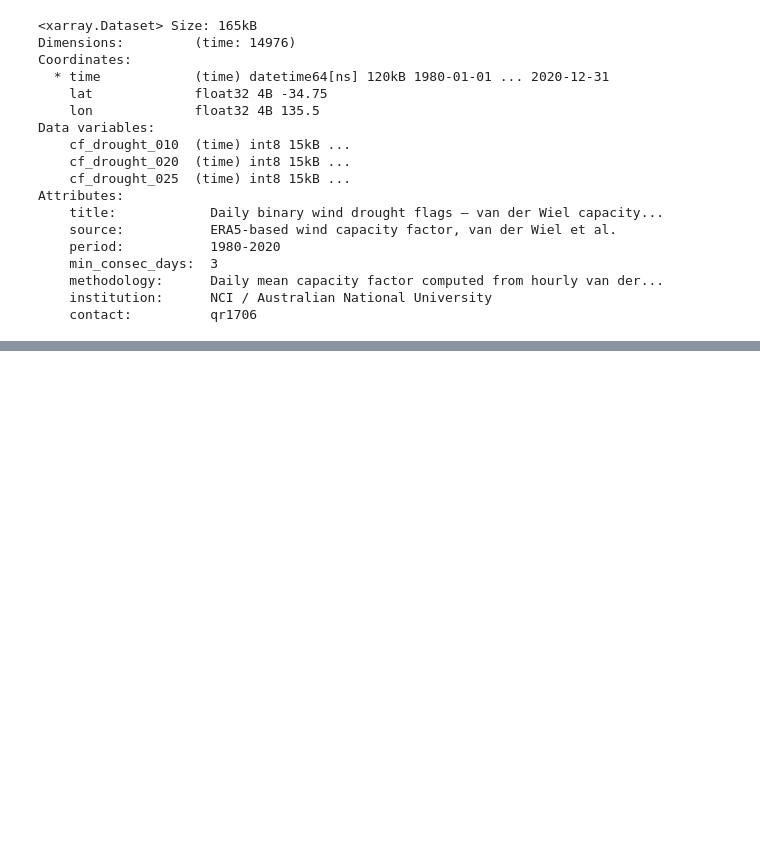
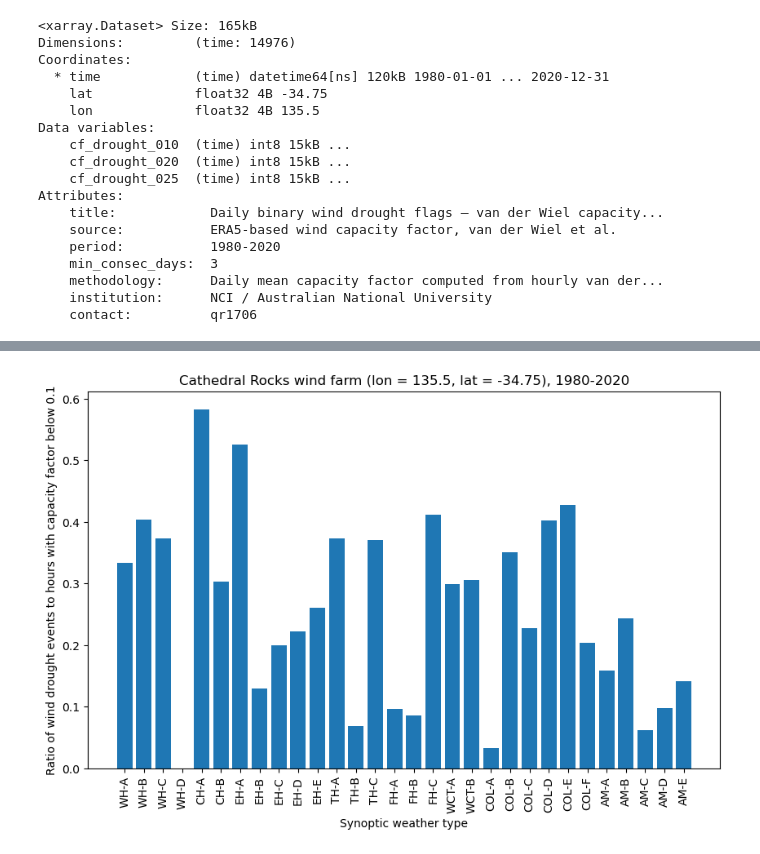
Before and after one commit to 21centuryweather/GC26_energy_synoptics, a Jupyter notebook: dev/wind_drought/wind_capacity_factor_regimes.ipynb, the cells around one changed output, grey strips where cells are left out. Saved outputs shown, nothing was run; the diff lists cells and outputs as text; code cells hidden in the pictures; blank space fills up the shorter version.

```diff
--- a/dev/wind_drought/wind_capacity_factor_regimes.ipynb
+++ b/dev/wind_drought/wind_capacity_factor_regimes.ipynb
@@ -269,0 +291,10 @@ plt.show()
+# %%
+fig = plt.figure(figsize=(10,6))
+plt.bar(drought_percentage_by_SWT.keys(), [drought_percentage_by_SWT[k]/percentage_by_SWT[k] for k in drought_percentage_by_SWT.keys()])
+plt.ylabel('Ratio of wind drought events to hours with capacity factor below 0.1')
+plt.title(f'Cathedral Rocks wind farm (lon = {cath_rocks.lon.values}, lat = {cath_rocks.lat.values}), {START_YEAR}-{END_YEAR}')
+plt.xticks(rotation=90)
+plt.xlabel('Synoptic weather type')
+plt.show()
+# %% [output]
+[figure, added]
```
Also changed, not shown: parts of 8 cells of this notebook.
